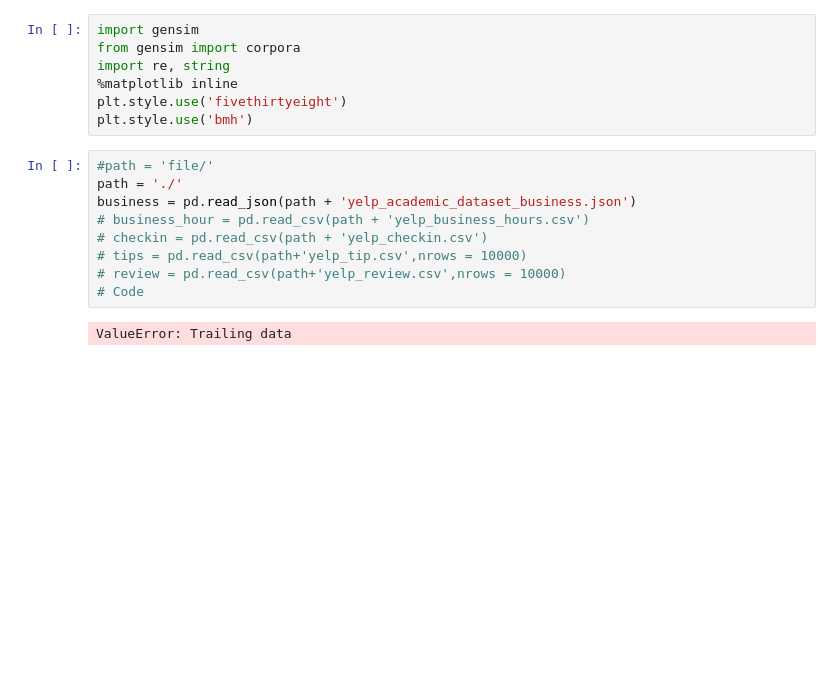
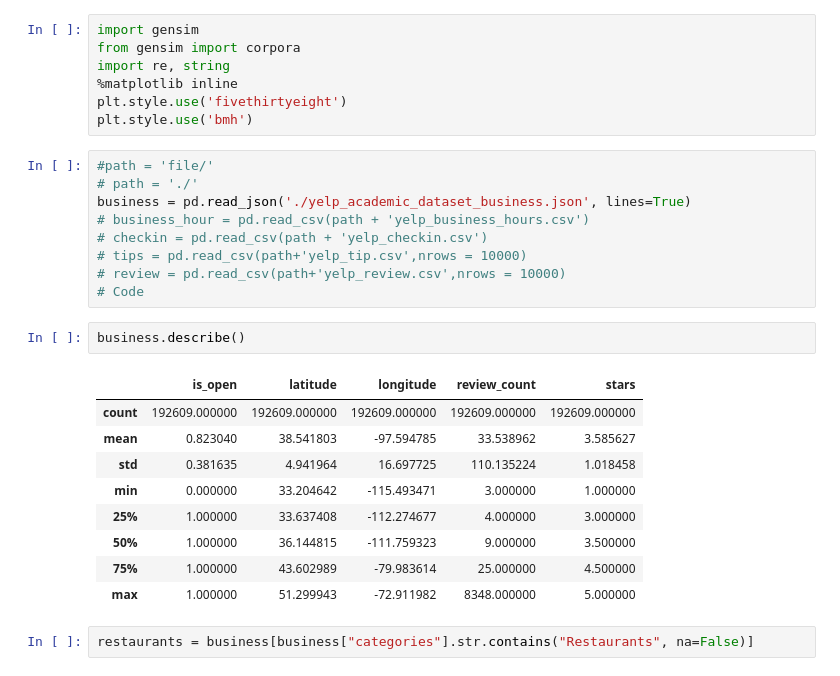
Before and after one commit to rsudharshan/yelp, a Jupyter notebook: yelp dataset.ipynb, the cells around one changed output. Saved outputs shown, nothing was run; the diff lists cells and outputs as text; blank space fills up the shorter version.

```diff
--- a/yelp dataset.ipynb
+++ b/yelp dataset.ipynb
@@ -14,12 +14,24 @@ plt.style.use('fivethirtyeight')
 plt.style.use('bmh')
 # %%
 #path = 'file/'
-path = './'
-business = pd.read_json(path + 'yelp_academic_dataset_business.json')
+# path = './'
+business = pd.read_json('./yelp_academic_dataset_business.json', lines=True)
 # business_hour = pd.read_csv(path + 'yelp_business_hours.csv')
 # checkin = pd.read_csv(path + 'yelp_checkin.csv')
 # tips = pd.read_csv(path+'yelp_tip.csv',nrows = 10000)
 # review = pd.read_csv(path+'yelp_review.csv',nrows = 10000)
 # Code
-# %% [output]
-ValueError: Trailing data
+# %%
+business.describe()
+# %% [output]
+|  | is_open | latitude | longitude | review_count | stars |
+| count | 192609.000000 | 192609.000000 | 192609.000000 | 192609.000000 | 192609.000000 |
+| mean | 0.823040 | 38.541803 | -97.594785 | 33.538962 | 3.585627 |
+| std | 0.381635 | 4.941964 | 16.697725 | 110.135224 | 1.018458 |
+| min | 0.000000 | 33.204642 | -115.493471 | 3.000000 | 1.000000 |
+| 25% | 1.000000 | 33.637408 | -112.274677 | 4.000000 | 3.000000 |
+| 50% | 1.000000 | 36.144815 | -111.759323 | 9.000000 | 3.500000 |
+| 75% | 1.000000 | 43.602989 | -79.983614 | 25.000000 | 4.500000 |
+| max | 1.000000 | 51.299943 | -72.911982 | 8348.000000 | 5.000000 |
+# %%
+restaurants = business[business["categories"].str.contains("Restaurants", na=False)]
```
Also changed, not shown: parts of 10 cells of this notebook.
